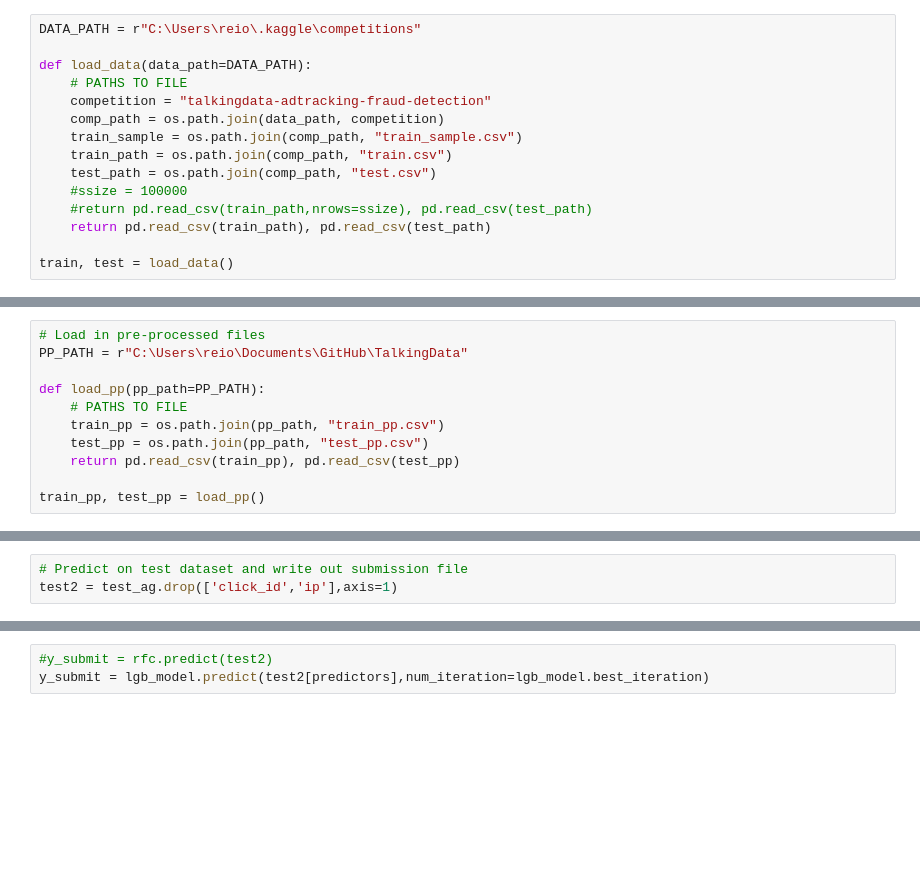
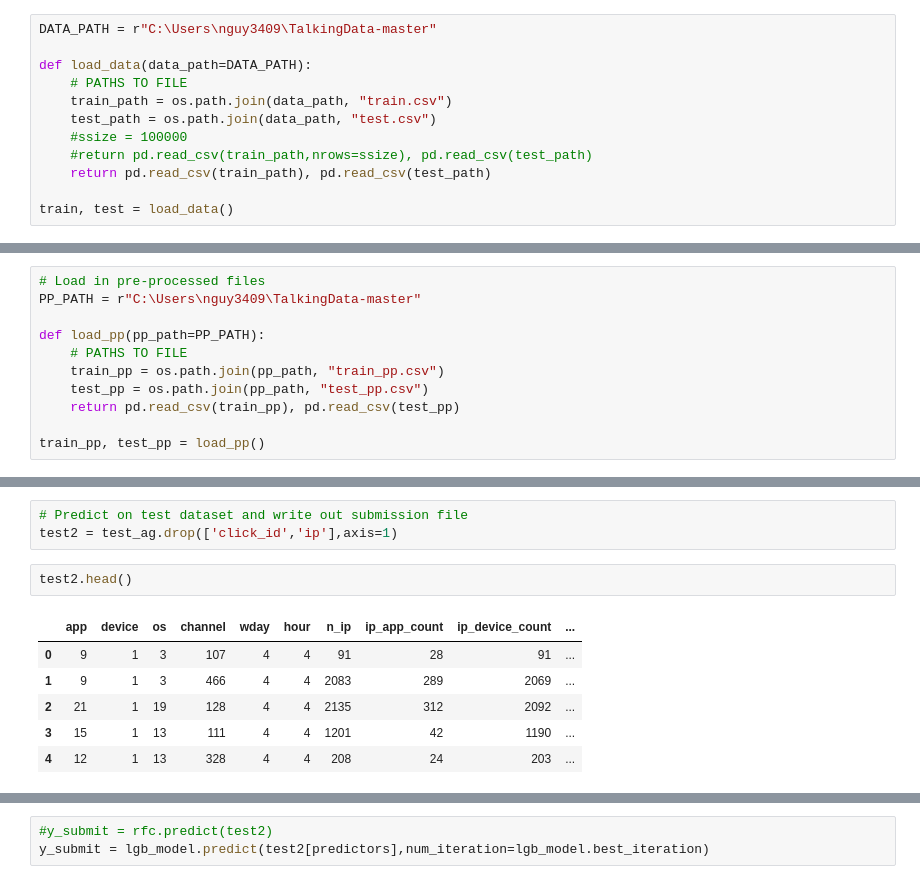
Before and after one commit to UMNDS/TalkingData, a Jupyter notebook: TalkingData.ipynb, the cells around one changed output, grey strips where cells are left out. Drawn from its saved outputs; the diff is of its cells as text; blank space fills up the shorter version.

```diff
--- a/TalkingData.ipynb
+++ b/TalkingData.ipynb
@@ -27,15 +39,12 @@ import lightgbm as lgb
 # %% [markdown]
 ### Load in data
 # %%
-DATA_PATH = r"C:\Users\reio\.kaggle\competitions"
+DATA_PATH = r"C:\Users\nguy3409\TalkingData-master"
 
 def load_data(data_path=DATA_PATH):
     # PATHS TO FILE
-    competition = "talkingdata-adtracking-fraud-detection"
-    comp_path = os.path.join(data_path, competition)
-    train_sample = os.path.join(comp_path, "train_sample.csv")
-    train_path = os.path.join(comp_path, "train.csv")
-    test_path = os.path.join(comp_path, "test.csv")
+    train_path = os.path.join(data_path, "train.csv")
+    test_path = os.path.join(data_path, "test.csv")
     #ssize = 100000
     #return pd.read_csv(train_path,nrows=ssize), pd.read_csv(test_path)
     return pd.read_csv(train_path), pd.read_csv(test_path)
@@ -137,7 +146,7 @@ test_pp.to_csv("test_pp.csv",index=None)
 ### Feature aggregation
 # %%
 # Load in pre-processed files
-PP_PATH = r"C:\Users\reio\Documents\GitHub\TalkingData"
+PP_PATH = r"C:\Users\nguy3409\TalkingData-master"
 
 def load_pp(pp_path=PP_PATH):
     # PATHS TO FILE
@@ -299,5 +349,14 @@ Early stopping, best iteration is:
 # %%
 # Predict on test dataset and write out submission file
 test2 = test_ag.drop(['click_id','ip'],axis=1)
+# %%
+test2.head()
+# %% [output]
+|  | app | device | os | channel | wday | hour | n_ip | ip_app_count | ip_device_count | ... |
+| 0 | 9 | 1 | 3 | 107 | 4 | 4 | 91 | 28 | 91 | ... |
+| 1 | 9 | 1 | 3 | 466 | 4 | 4 | 2083 | 289 | 2069 | ... |
+| 2 | 21 | 1 | 19 | 128 | 4 | 4 | 2135 | 312 | 2092 | ... |
+| 3 | 15 | 1 | 13 | 111 | 4 | 4 | 1201 | 42 | 1190 | ... |
+| 4 | 12 | 1 | 13 | 328 | 4 | 4 | 208 | 24 | 203 | ... |
 # %%
 rfc.fit(X,y)
```
Also changed, not shown: parts of 15 cells of this notebook.
